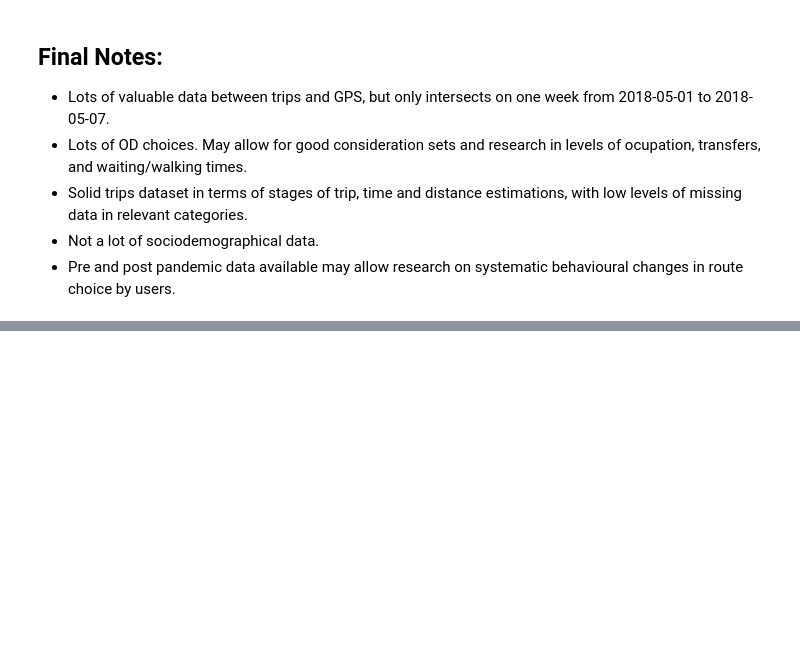
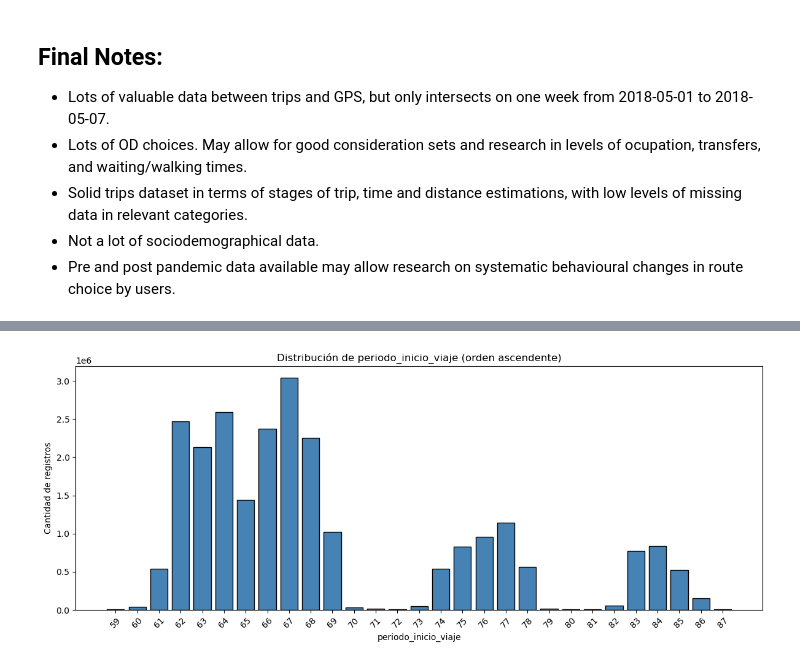
Before and after one commit to sebastianacunau/tesis_magister_route_choice_modelling, a Jupyter notebook: notebooks/eda.ipynb, the cells around one changed output, grey strips where cells are left out. Saved outputs shown, nothing was run; the diff lists cells and outputs as text; code cells hidden in the pictures; blank space fills up the shorter version.

```diff
--- a/notebooks/eda.ipynb
+++ b/notebooks/eda.ipynb
@@ -1261,0 +1132,28 @@ Aquí, las columnas 0 a 4 son las mismas que fueron descritas en la primera mues
+# %%
+# Distribución de periodo_inicio_viaje (archivo trips_2024)
+q_periodo = f"""
+SELECT periodo_inicio_viaje, COUNT(*) AS cnt
+FROM read_parquet('{ruta_2024}')
+WHERE periodo_inicio_viaje IS NOT NULL
+GROUP BY periodo_inicio_viaje
+ORDER BY periodo_inicio_viaje
+"""
+dist_periodo = con.sql(q_periodo).df()
+
+# Convertir a numérico para ordenar correctamente
+dist_periodo['periodo_num'] = pd.to_numeric(dist_periodo['periodo_inicio_viaje'], errors='coerce')
+dist_periodo = dist_periodo.sort_values('periodo_num').reset_index(drop=True)
+
+# Etiquetas legibles
+x_labels_periodo = dist_periodo['periodo_inicio_viaje'].astype(str)
+
+plt.figure(figsize=(12, 5))
+plt.bar(x_labels_periodo, dist_periodo['cnt'], color='steelblue', edgecolor='black')
+plt.xlabel('periodo_inicio_viaje')
+plt.ylabel('Cantidad de registros')
+plt.title('Distribución de periodo_inicio_viaje (orden ascendente)')
+plt.xticks(rotation=45)
+plt.tight_layout()
+plt.show()
+# %% [output]
+[figure, added]
```
Also changed, not shown: parts of 65 cells of this notebook, 1 other file.
